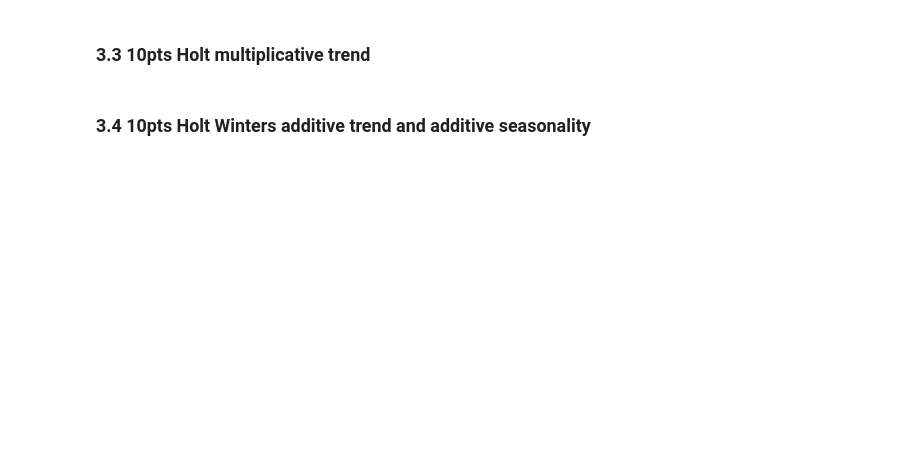
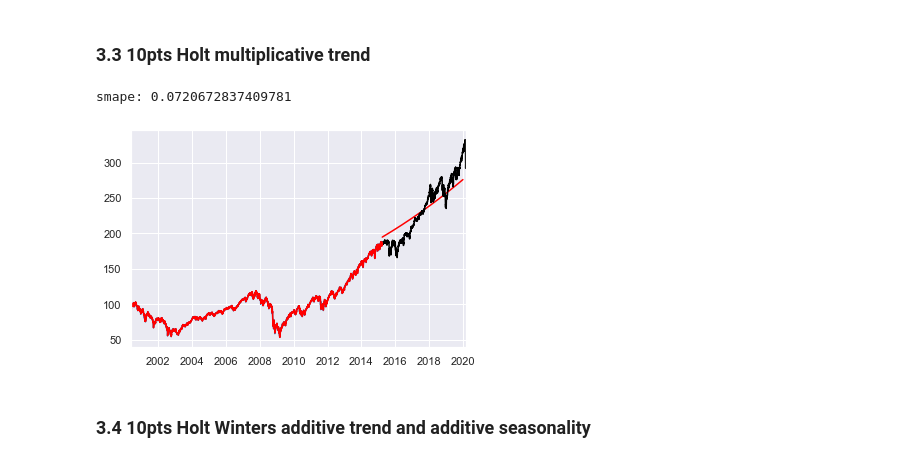
Before and after one commit to earnestsalgado/time-series-analysis_spr22, a Jupyter notebook: HW2/Week 2 Assignment Missing Data and Smoothing Models.ipynb, the cells around one changed output. Drawn from its saved outputs; the diff is of its cells as text; code cells hidden in the pictures; blank space fills up the shorter version.

```diff
--- a/HW2/Week 2 Assignment Missing Data and Smoothing Models.ipynb
+++ b/HW2/Week 2 Assignment Missing Data and Smoothing Models.ipynb
@@ -394,4 +475,23 @@ y_train, y_test = temporal_train_test_split(df_SPY)
 # %% [markdown]
 ### 3.3 10pts Holt multiplicative trend
+# %%
+# Fit the model, with selected alpha value
+fit3 = ExponentialSmoothing(y_train,
+                            trend='mul',
+                           ).fit()
+# Forecast over testing period
+y_pred3 = fit3.forecast(1243)
+# Plot the values
+y_train.plot()
+y_pred3.plot(color='red')
+y_test.plot(color='black')
+fit3.fittedvalues.plot(color='red')
+# Calculate smape of test set performance
+smape = MeanAbsolutePercentageError()
+smape_result = smape(y_test, y_pred3 )
+print(f'smape: {smape_result}')
+# %% [output]
+smape: 0.0720672837409781
+[figure, added]
 # %% [markdown]
 ### 3.4 10pts Holt Winters additive trend and additive seasonality
```
Also changed, not shown: parts of 13 cells of this notebook.
